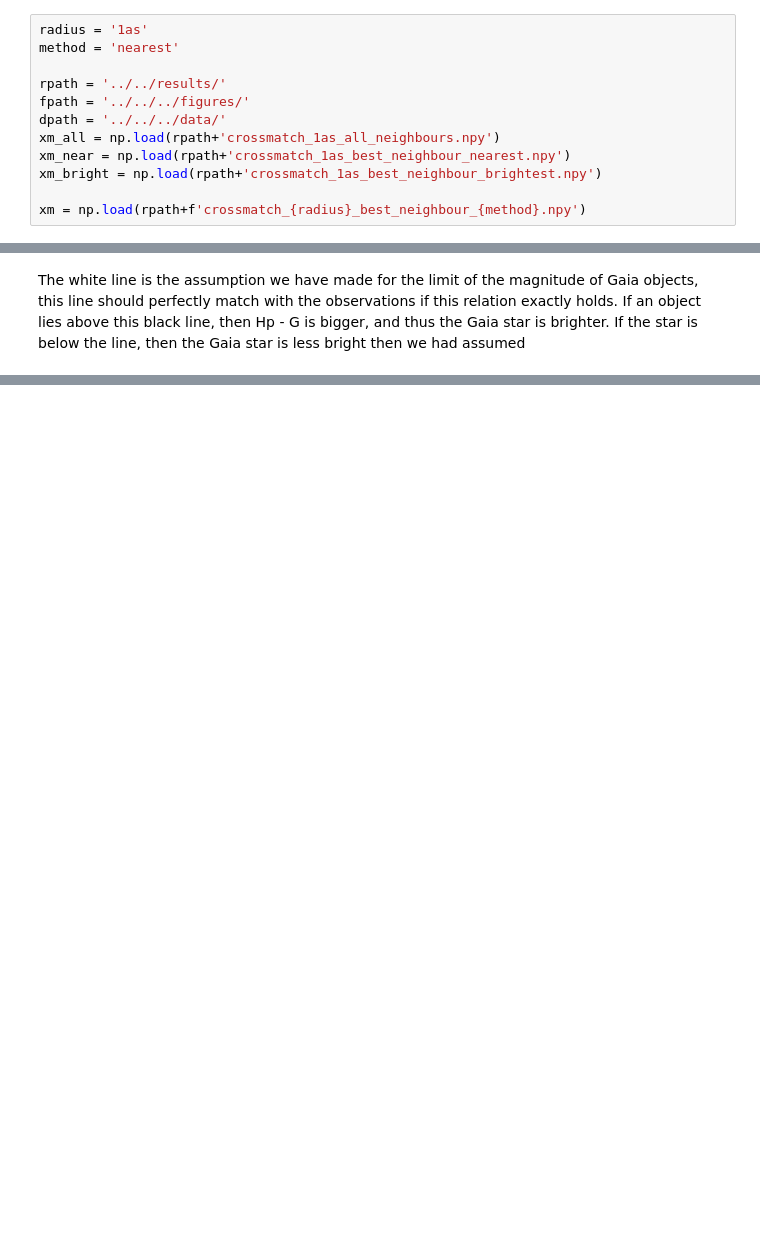
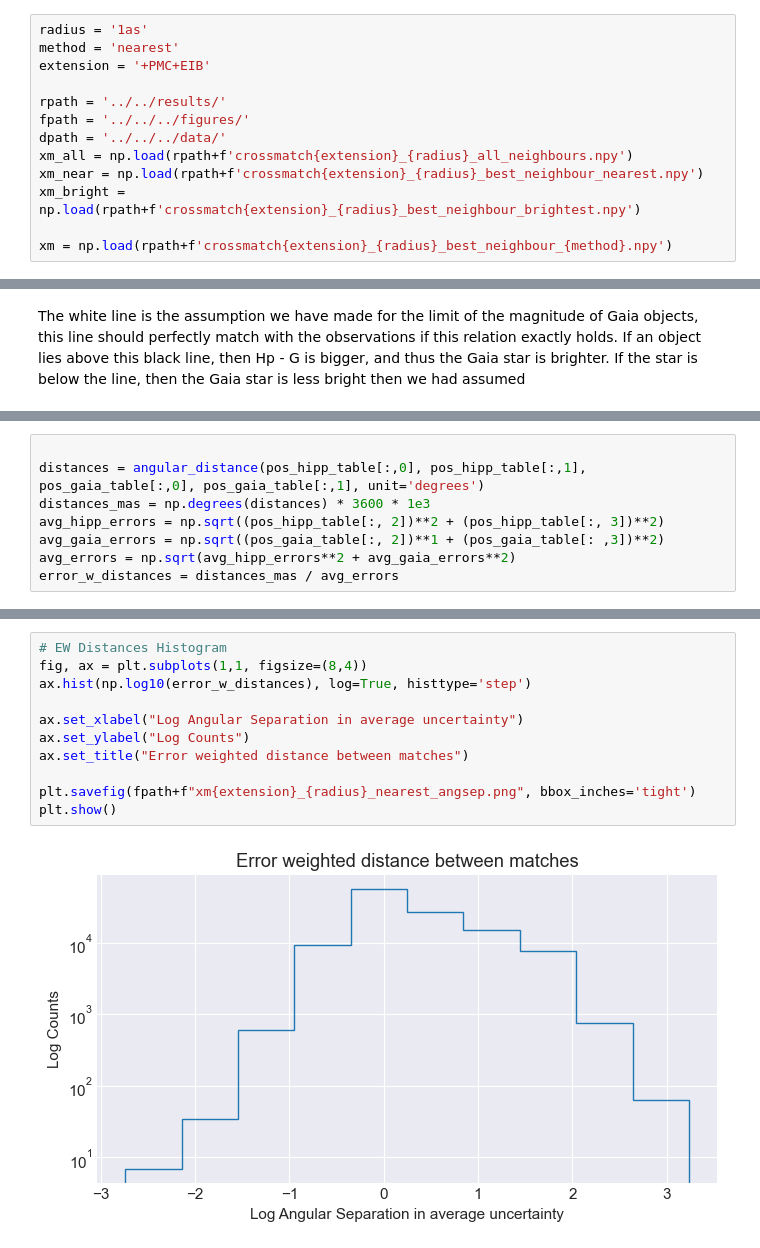
Before and after one commit to RenVit318/masterproject, a Jupyter notebook: src/notebooks/crossmatch_analysis.ipynb, the cells around one changed output, grey strips where cells are left out. Drawn from its saved outputs; the diff is of its cells as text; blank space fills up the shorter version.

```diff
--- a/src/notebooks/crossmatch_analysis.ipynb
+++ b/src/notebooks/crossmatch_analysis.ipynb
@@ -38,15 +27,16 @@ plt.style.use('seaborn-darkgrid')
 # %%
 radius = '1as'
 method = 'nearest'
+extension = '+PMC+EIB'
 
 rpath = '../../results/'
 fpath = '../../../figures/'
 dpath = '../../../data/'
-xm_all = np.load(rpath+'crossmatch_1as_all_neighbours.npy')
-xm_near = np.load(rpath+'crossmatch_1as_best_neighbour_nearest.npy')
-xm_bright = np.load(rpath+'crossmatch_1as_best_neighbour_brightest.npy')
+xm_all = np.load(rpath+f'crossmatch{extension}_{radius}_all_neighbours.npy')
+xm_near = np.load(rpath+f'crossmatch{extension}_{radius}_best_neighbour_nearest.npy')
+xm_bright = np.load(rpath+f'crossmatch{extension}_{radius}_best_neighbour_brightest.npy')
 
-xm = np.load(rpath+f'crossmatch_{radius}_best_neighbour_{method}.npy')
+xm = np.load(rpath+f'crossmatch{extension}_{radius}_best_neighbour_{method}.npy')
 # %%
 # Get Gaia data
 extra_gdata = ['phot_g_mean_mag', 'pmra', 'pmdec', 'pmra_error', 'pmdec_error']
@@ -456,0 +547,8 @@ plt.show()
+# %%
+
+distances = angular_distance(pos_hipp_table[:,0], pos_hipp_table[:,1], pos_gaia_table[:,0], pos_gaia_table[:,1], unit='degrees')
+distances_mas = np.degrees(distances) * 3600 * 1e3
+avg_hipp_errors = np.sqrt((pos_hipp_table[:, 2])**2 + (pos_hipp_table[:, 3])**2)
+avg_gaia_errors = np.sqrt((pos_gaia_table[:, 2])**1 + (pos_gaia_table[: ,3])**2)
+avg_errors = np.sqrt(avg_hipp_errors**2 + avg_gaia_errors**2)
+error_w_distances = distances_mas / avg_errors
@@ -456,0 +580,13 @@ plt.show()
+# %%
+# EW Distances Histogram
+fig, ax = plt.subplots(1,1, figsize=(8,4))
+ax.hist(np.log10(error_w_distances), log=True, histtype='step')
+
+ax.set_xlabel("Log Angular Separation in average uncertainty")
+ax.set_ylabel("Log Counts")
+ax.set_title("Error weighted distance between matches")
+
+plt.savefig(fpath+f"xm{extension}_{radius}_nearest_angsep.png", bbox_inches='tight')
+plt.show()
+# %% [output]
+[figure, added]
```
Also changed, not shown: parts of 36 cells of this notebook, 3 other files.
